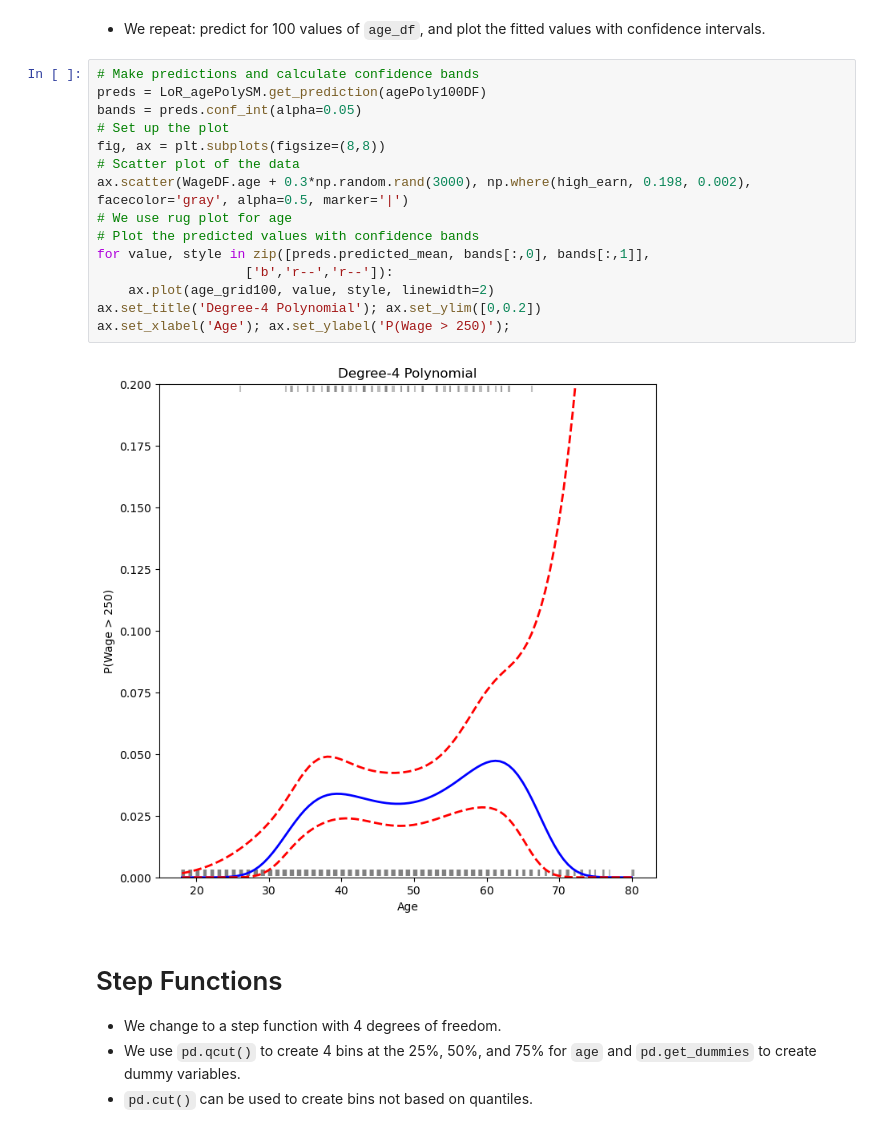
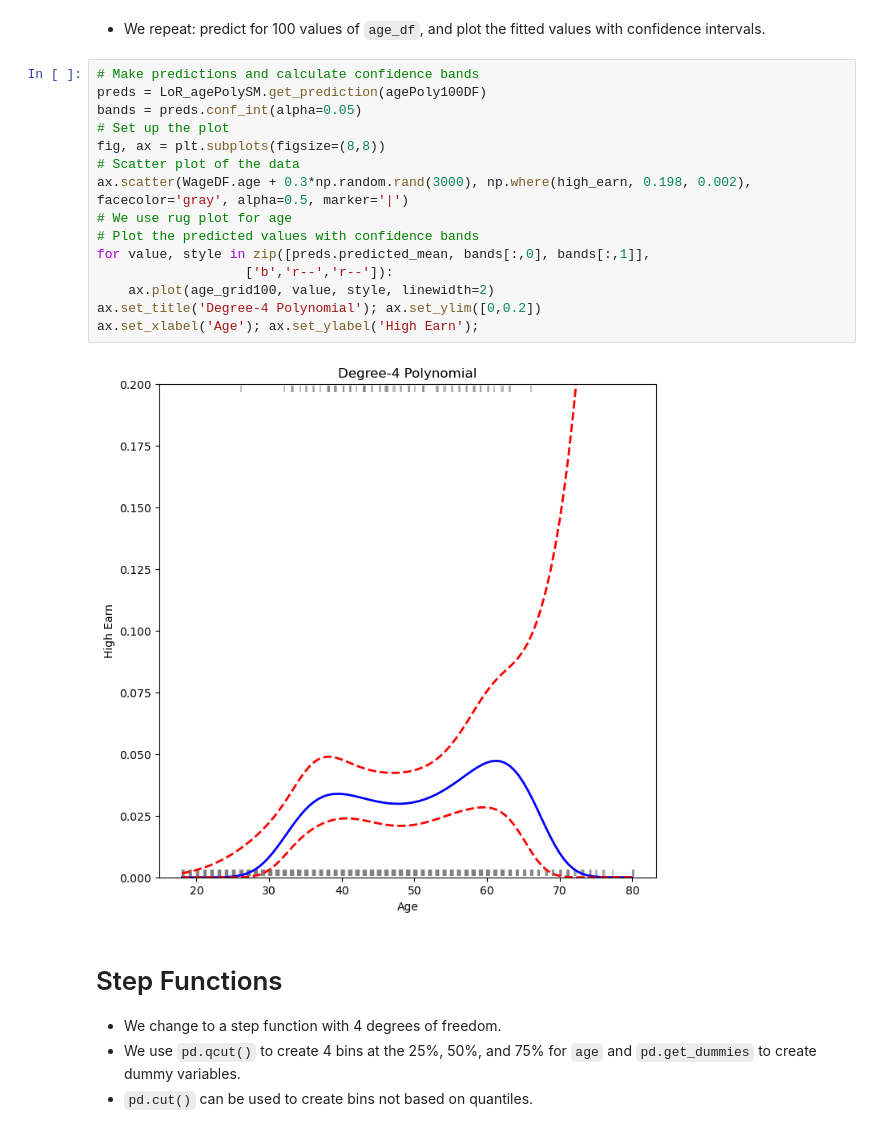
Before and after one commit to htdbui/ISLP_Lab, a Jupyter notebook: Wage.ipynb, the cells around one changed output. Drawn from its saved outputs; the diff is of its cells as text.

```diff
--- a/Wage.ipynb
+++ b/Wage.ipynb
@@ -235,20 +235,20 @@ summarize(LoR_agePolySM)
 # %%
 # Make predictions and calculate confidence bands
 preds = LoR_agePolySM.get_prediction(agePoly100DF)
 bands = preds.conf_int(alpha=0.05)
 # Set up the plot
 fig, ax = plt.subplots(figsize=(8,8))
 # Scatter plot of the data
 ax.scatter(WageDF.age + 0.3*np.random.rand(3000), np.where(high_earn, 0.198, 0.002), facecolor='gray', alpha=0.5, marker='|')
 # We use rug plot for age
 # Plot the predicted values with confidence bands
 for value, style in zip([preds.predicted_mean, bands[:,0], bands[:,1]],
                    ['b','r--','r--']):
     ax.plot(age_grid100, value, style, linewidth=2)
 ax.set_title('Degree-4 Polynomial'); ax.set_ylim([0,0.2])
-ax.set_xlabel('Age'); ax.set_ylabel('P(Wage > 250)');
+ax.set_xlabel('Age'); ax.set_ylabel('High Earn');
 # %% [output]
-[figure, old version]
+[figure, new version]
 # %% [markdown]
 # Step Functions
 - We change to a step function with 4 degrees of freedom.
```
Also changed, not shown: parts of 59 cells of this notebook, 18 other files.
